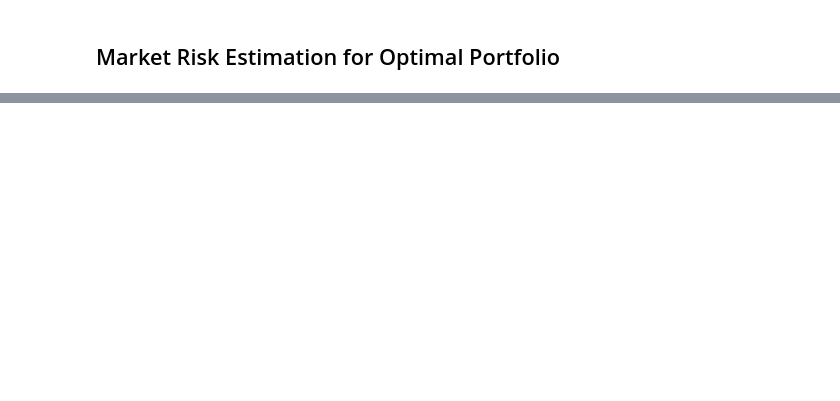
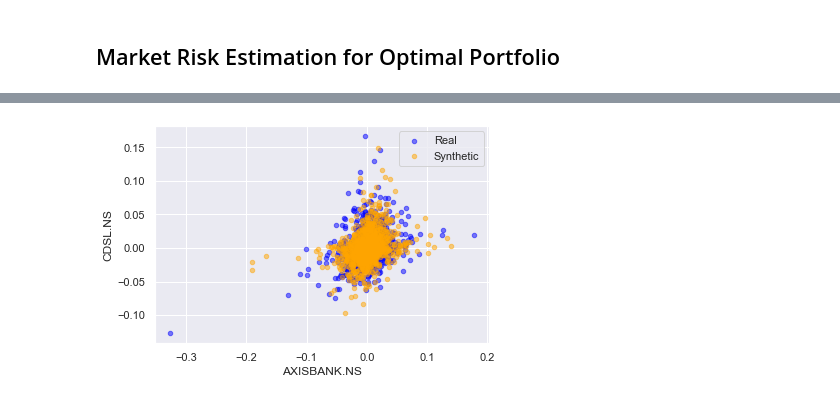
Before and after one commit to HarshitJaiswal1113/Portfolio-Optimization, a Jupyter notebook: OptimalPortfolio.ipynb, the cells around one changed output, grey strips where cells are left out. Drawn from its saved outputs; the diff is of its cells as text; code cells hidden in the pictures; blank space fills up the shorter version.

```diff
--- a/OptimalPortfolio.ipynb
+++ b/OptimalPortfolio.ipynb
@@ -560,0 +422,2 @@ zstd                      1.4.9                h19a0ad4_0
+# %%
+synthetic = copula.sample(len(df_ret))
@@ -560,0 +435,4 @@ zstd                      1.4.9                h19a0ad4_0
+# %%
+compare_2d(df_ret.iloc[:,:2], synthetic.iloc[:,:2])
+# %% [output]
+[figure, added]
```
Also changed, not shown: parts of 58 cells of this notebook.
